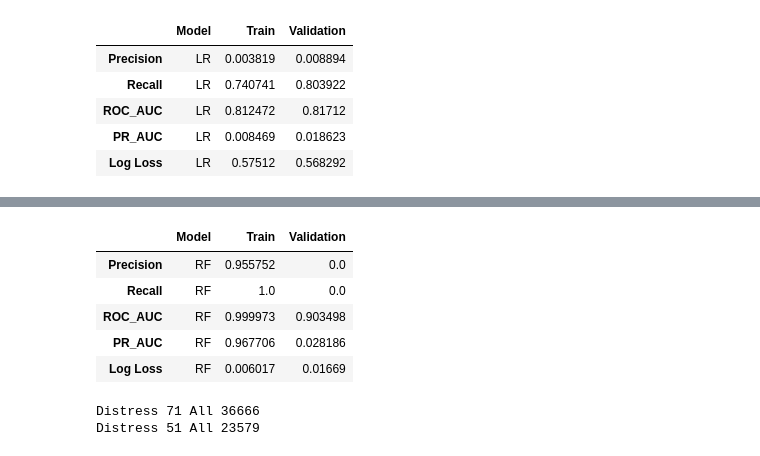
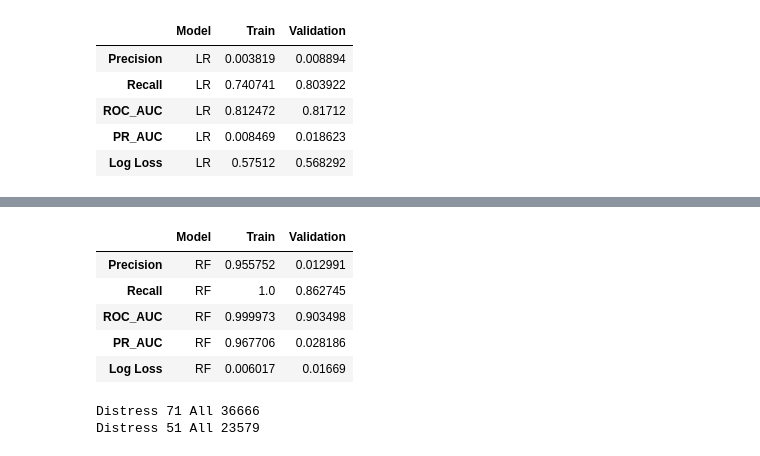
Before and after one commit to ThanaNassr/corporate-bankruptcy-prediction, a Jupyter notebook: analysis.ipynb, the cells around one changed output, grey strips where cells are left out. Cells and saved outputs as stored; diff of their text form; code cells hidden in the pictures.

Commit message:
Xgboost tuning, Final Changes  and results

```diff
--- a/analysis.ipynb
+++ b/analysis.ipynb
@@ -589,22 +589,11 @@ Best precision: 0.010127314814814815
 [[20107  3421]
  [   16    35]]
 # %%
-#RF and XGboost
-rf = RandomForestClassifier(
-    n_estimators=500,
-    min_samples_leaf=5,
-    class_weight="balanced_subsample",   # handles imbalance
-    n_jobs=-1,
-    random_state=42
-)
-
-rf.fit(x_train, y_train)
-rf_val_pred = rf.predict(x_val)
-rf_val_prob = rf.predict_proba(x_val)[:, 1]
-
+#XGboost
+# class imbalance weight for XGBoost
 pos = y_train.sum()
 neg = len(y_train) - pos
-spw = neg / pos   # scale_pos_weight
+spw = neg / pos
 
 xgb = XGBClassifier(
     objective="binary:logistic",
@@ -626,7 +615,4 @@ xgb_train_prob = xgb.predict_proba(x_train)[:, 1]
 xgb_val_pred = xgb.predict(x_val)
 xgb_val_prob = xgb.predict_proba(x_val)[:, 1]
 
-
-print(rf_val_pred.sum())
-print(rf_val_prob.max())
 #Since this shows only 3 positive cases , we run the same threshold algorithm on this model in order to find the best threshold here too.
@@ -751,24 +734,73 @@ Best C: 0.01 Best val PR-AUC: 0.019121540148751375
 | Log Loss | LR | 0.575978 | 0.569539 |
 # %%
 #Random Forest Validation , same framework we just check our evalutaion metrics for  validation and train values.
+rf_base = RandomForestClassifier(
+    n_estimators=500,
+    min_samples_leaf=5,
+    class_weight="balanced_subsample",   # handles imbalance
+    n_jobs=-1,
+    random_state=42
+)
+
+rf_base.fit(x_train, y_train)
+rf_base_val_pred = rf_base.predict(x_val)
+rf_base_val_prob = rf_base.predict_proba(x_val)[:, 1]
+
+pos = y_train.sum()
+neg = len(y_train) - pos
+spw = neg / pos   # scale_pos_weight
+
+
+print(rf_base_val_pred.sum())
+print(rf_base_val_prob.max())
+
+
+#1. Threshold RF baseline
+best_rf_threshold_row = None
+feasible_list = []
+
+for threshold in np.arange(0.0, 1.001, 0.001):
+    y_hat = (rf_base_val_prob >= threshold).astype(int)
+    p = precision_score(y_val, y_hat, zero_division=0)
+    r = recall_score(y_val, y_hat, zero_division=0)
+
+    feasible = (r >= 0.60) and (p >= 0.01)
+    if feasible:
+        feasible_list.append([threshold, r, p])
+
+
+if feasible_list:
+    best_rf_threshold_row = max(feasible_list, key=lambda x: (x[1], x[2]))  # max recall, then precision
+    print("Best feasible threshold RF:", best_rf_threshold_row[0])
+    print("Best recall RF:", best_rf_threshold_row[1])
+    print("Best precision RF:", best_rf_threshold_row[2])
+
+if best_rf_threshold_row is None:
+    print("RF: No feasible threshold found for current constraints.")
+else:
+    # 2.Setting the best threshold for the RF model.
+    best_rf_threshold = best_rf_threshold_row[0]
+    rf_base_val_pred = (rf_base_val_prob >= best_rf_threshold).astype(int)
+    cm3 = confusion_matrix(y_val, rf_base_val_pred)
+    print(cm3)
 
 #Random Forect
 '''
 Model | metric | Train |Validation
 RF
 '''
+#threshold sweep for RF Baseline model!
+RF_precision_train = precision_score(y_train, rf_base.predict(x_train), zero_division=0)
+RF_recall_train = recall_score(y_train, rf_base.predict(x_train), zero_division=0)
+RF_ROC_AUC_train = roc_auc_score(y_train, rf_base.predict_proba(x_train)[:,1])
+RF_PR_AUC_train = average_precision_score(y_train, rf_base.predict_proba(x_train)[:,1])
+RF_logloss_train = log_loss(y_train, rf_base.predict_proba(x_train)[:, 1])
 
-RF_precision_train = precision_score(y_train, rf.predict(x_train), zero_division=0)
-RF_recall_train = recall_score(y_train, rf.predict(x_train), zero_division=0)
-RF_ROC_AUC_train = roc_auc_score(y_train, rf.predict_proba(x_train)[:,1])
-RF_PR_AUC_train = average_precision_score(y_train, rf.predict_proba(x_train)[:,1])
-RF_logloss_train = log_loss(y_train, rf.predict_proba(x_train)[:, 1])
-
-RF_precision_val = precision_score(y_val, rf_val_pred, zero_division=0)
-RF_recall_val = recall_score(y_val, rf_val_pred, zero_division=0)
-RF_ROC_AUC_val = roc_auc_score(y_val, rf_val_prob)
-RF_PR_AUC_val = average_precision_score(y_val, rf_val_prob)
-RF_logloss_val   = log_loss(y_val, rf_val_prob)
+RF_precision_val = precision_score(y_val, rf_base_val_pred, zero_division=0)
+RF_recall_val = recall_score(y_val, rf_base_val_pred, zero_division=0)
+RF_ROC_AUC_val = roc_auc_score(y_val, rf_base_val_prob)
+RF_PR_AUC_val = average_precision_score(y_val, rf_base_val_prob)
+RF_logloss_val   = log_loss(y_val, rf_base_val_prob)
 rows = {
     "Precision"  : ["RF",RF_precision_train,RF_precision_val],
     "Recall" : ["RF",RF_recall_train,RF_recall_val],
@@ -783,6 +822,6 @@ display(table)
 |  | Model | Train | Validation |
-| Precision | RF | 0.955752 | 0.0 |
-| Recall | RF | 1.0 | 0.0 |
+| Precision | RF | 0.955752 | 0.012991 |
+| Recall | RF | 1.0 | 0.862745 |
 | ROC_AUC | RF | 0.999973 | 0.903498 |
 | PR_AUC | RF | 0.967706 | 0.028186 |
 | Log Loss | RF | 0.006017 | 0.01669 |
```
Also changed, not shown: parts of 11 cells of this notebook.
